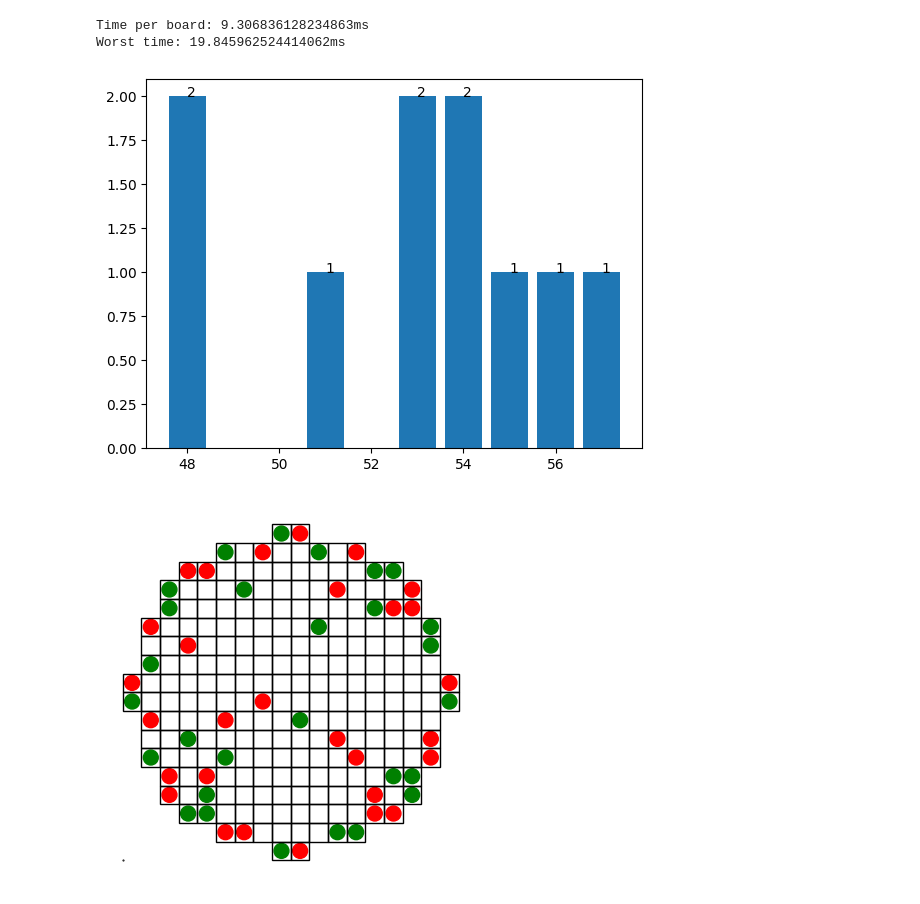
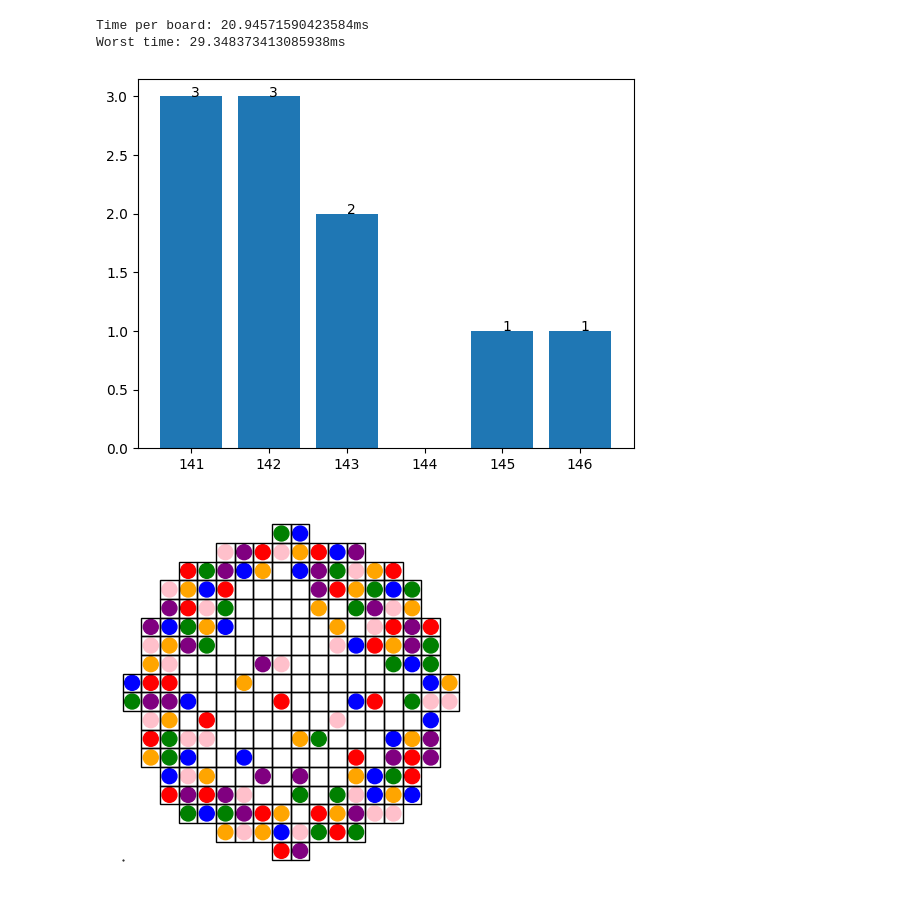
Before and after one commit to leclerc-leo/No-Three-in-Line-Game, a Jupyter notebook: docs/convex_tester.ipynb, the cells around one changed output. Cells and saved outputs as stored; diff of their text form; code cells hidden in the pictures.

```diff
--- a/docs/convex_tester.ipynb
+++ b/docs/convex_tester.ipynb
@@ -7,4 +1,6 @@ from __future__ import annotations
 # %%
+from __future__ import annotations
+
 import collections
 import time
 
@@ -17,6 +13,10 @@ def play(gri : grid.Grid) -> list[int]:
     heuristics.Heuristic.reset_id()
 
     h = [
+        heuristics.Heuristic(gri, 1, 3),
+        heuristics.Heuristic(gri, 1, 3),
+        heuristics.Heuristic(gri, 1, 3),
+        heuristics.Heuristic(gri, 1, 3),
         heuristics.Heuristic(gri, 1, 3),
         heuristics.Heuristic(gri, 1, 3),
     ]
@@ -60,34 +60,34 @@ def do(n : int) -> None:
             worst_time = t2 - t1
 
         nb_played.append(len(gr.played))
 
         if best is None or len(best.played) < len(gr.played):
             best = gr
 
         if worst is None or len(worst.played) > len(gr.played):
             worst = gr
 
     stop = time.time()
 
     print(f"Time per board: {(stop - start) / n * 1000}ms")  # noqa: T201 - using in ipynb
     print(f"Worst time: {worst_time * 1000}ms")  # noqa: T201 - using in ipynb
 
     col = collections.Counter(nb_played)
     plt.bar(list(col.keys()), list(col.values()))
 
     for i, v in col.items():
         plt.text(i, v, str(v))
 
     plt.show()
 
     _ = best.to_image()  # using _ =  to prevent displaying the image twice
 
     if worst is not None:
         _ = worst.to_image()  # using _ =  to prevent displaying the image twice
 
 do(int(1e1))
 # %% [output]
-Time per board: 9.306836128234863ms
-Worst time: 19.845962524414062ms
+Time per board: 20.94571590423584ms
+Worst time: 29.348373413085938ms
-[figure, old version]
+[figure, new version]
-[figure, old version]
+[figure, new version]
```
Also changed, not shown: parts of 3 cells of this notebook.
